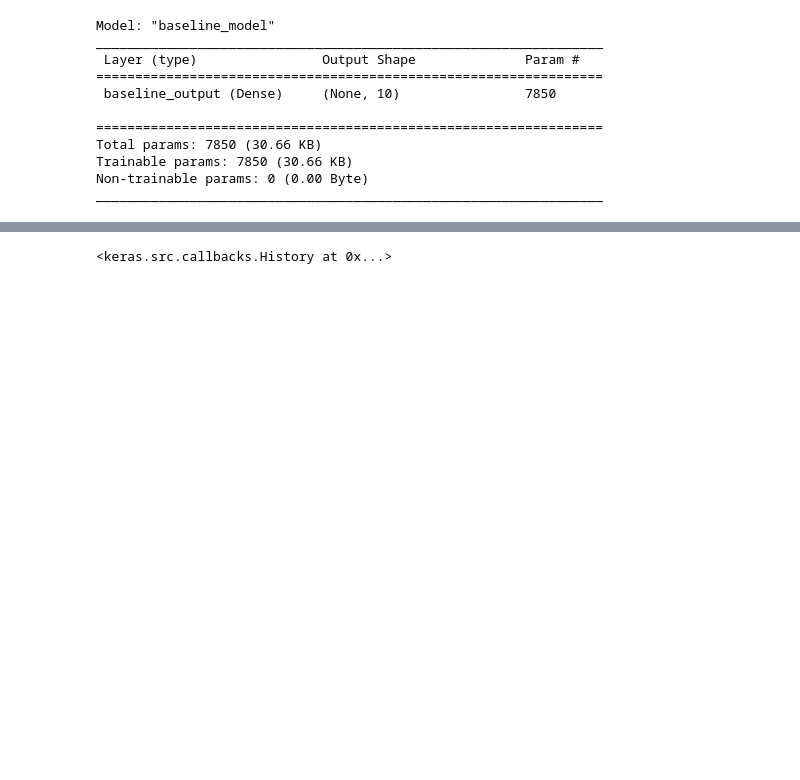
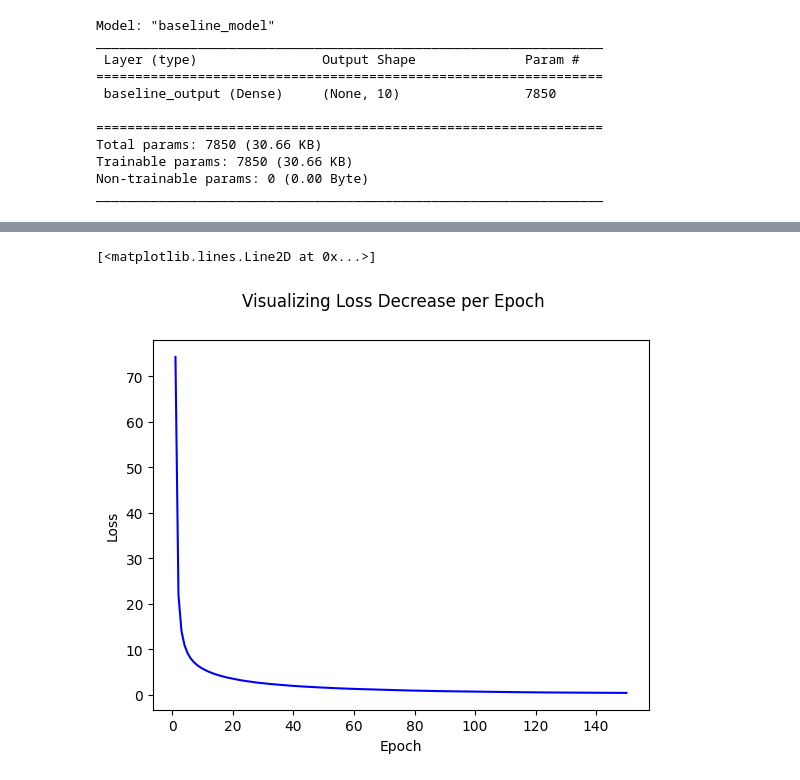
Before and after one commit to DamanRiat/Recognizing-MNist, a Jupyter notebook: MNist_Digit_Classification_NN.ipynb, the cells around one changed output, grey strips where cells are left out. Drawn from its saved outputs; the diff is of its cells as text; code cells hidden in the pictures; blank space fills up the shorter version.

Commit message:
integrated visual for training curve

```diff
--- a/MNist_Digit_Classification_NN.ipynb
+++ b/MNist_Digit_Classification_NN.ipynb
@@ -142,6 +142,6 @@ baseline_model.compile(
     optimizer = tf.keras.optimizers.Adam(learning_rate = 0.0001)
 )
 
-epoch_progress = baseline_model.fit(X_train, y_train, epochs = 150)
+epoch_progress = baseline_model.fit(X_train, y_train, epochs = 150,verbose = 1,batch_size = 240)
 # %% [output]
 Epoch 1/150
@@ -164,7 +164,18 @@ Epoch 150/150
 # %%
-epoch_progress
+# Plot training curve to ensure accurate decrease of loss per epoch.
+# Done to avoid divergence of gradient descent
+losses = epoch_progress.history['loss']
+
+plt.close('all')
+fig, ax = plt.subplots()
+
+fig.suptitle('Visualizing Loss Decrease per Epoch')
+ax.set_xlabel('Epoch')
+ax.set_ylabel('Loss')
+ax.plot(range(1,len(losses)+1), losses, color = 'blue')
 # %% [output]
-<keras.src.callbacks.History at 0x...>
+[<matplotlib.lines.Line2D at 0x...>]
+[figure, added]
 # %%
 results = tf.nn.softmax(baseline_model.predict(X_cv))
 print(np.sum(results, axis = 1 ))
```
Also changed, not shown: parts of 5 cells of this notebook.
